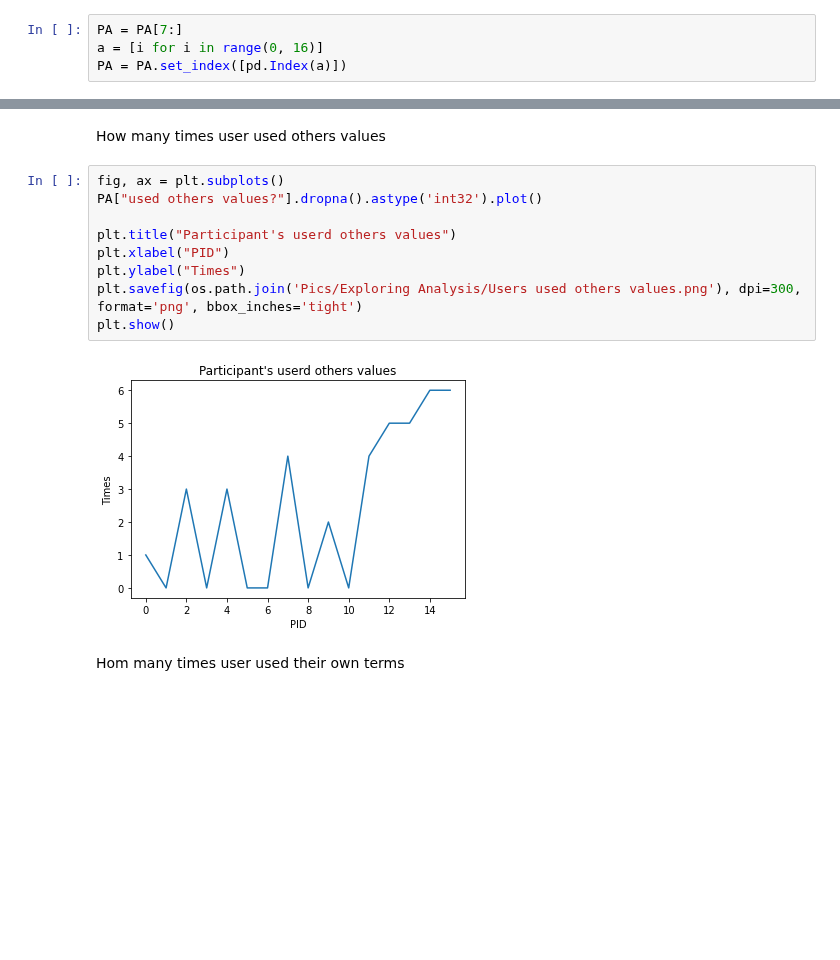
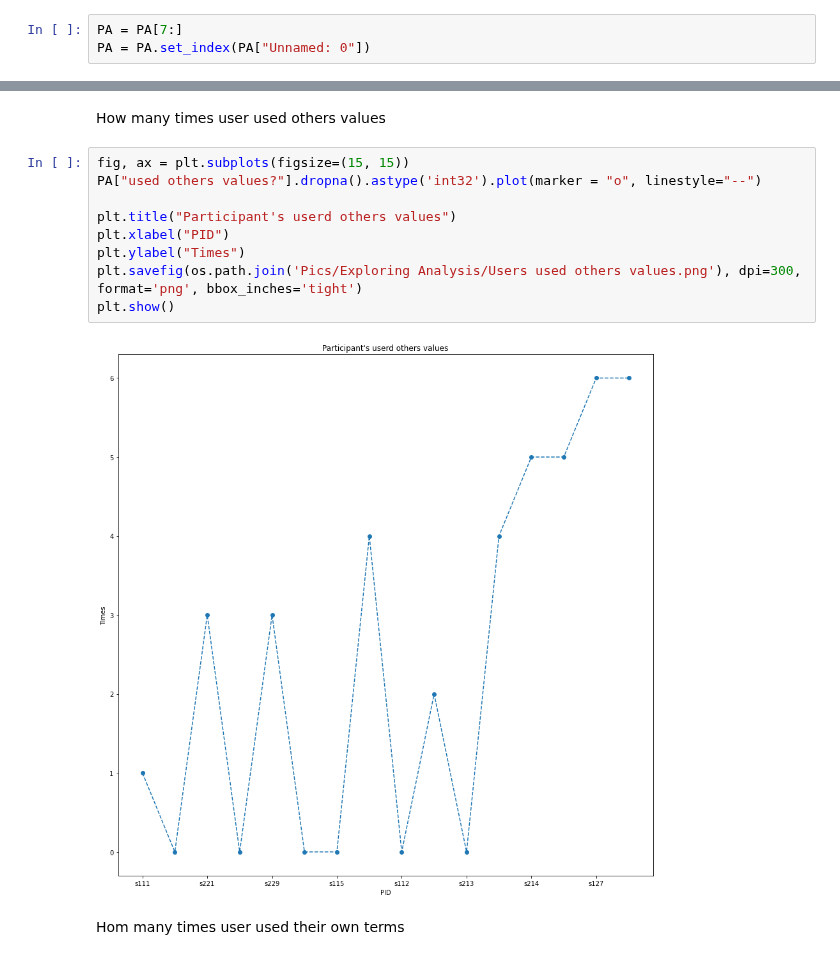
Before and after one commit to YuxuanZhou1/Character-Recorder-DA, a Jupyter notebook: Exploring Analysis.ipynb, the cells around one changed output, grey strips where cells are left out. Cells and saved outputs as stored; diff of their text form; blank space fills up the shorter version.

```diff
--- a/Exploring Analysis.ipynb
+++ b/Exploring Analysis.ipynb
@@ -15,8 +15,7 @@ PA.head()
 | 5 | p04 | NaN | NaN | 182367 | yes | 14:10:06 | 14:24:08 | 14:04:48 | 14:08:36 | ... |
 # %%
 PA = PA[7:]
-a = [i for i in range(0, 16)]
-PA = PA.set_index([pd.Index(a)])
+PA = PA.set_index(PA["Unnamed: 0"])
 # %% [markdown]
 The distribution about User's special behaviors
 # %%
@@ -49,16 +47,16 @@ plt.show()
 # %% [markdown]
 How many times user used others values
 # %%
-fig, ax = plt.subplots()
-PA["used others values?"].dropna().astype('int32').plot()
+fig, ax = plt.subplots(figsize=(15, 15))
+PA["used others values?"].dropna().astype('int32').plot(marker = "o", linestyle="--")
 
 plt.title("Participant's userd others values")
 plt.xlabel("PID")
 plt.ylabel("Times")
 plt.savefig(os.path.join('Pics/Exploring Analysis/Users used others values.png'), dpi=300, format='png', bbox_inches='tight')
 plt.show()
 # %% [output]
-[figure, old version]
+[figure, new version]
 # %% [markdown]
 Hom many times user used their own terms
 # %%
```
Also changed, not shown: parts of 4 cells of this notebook, 24 other files.
